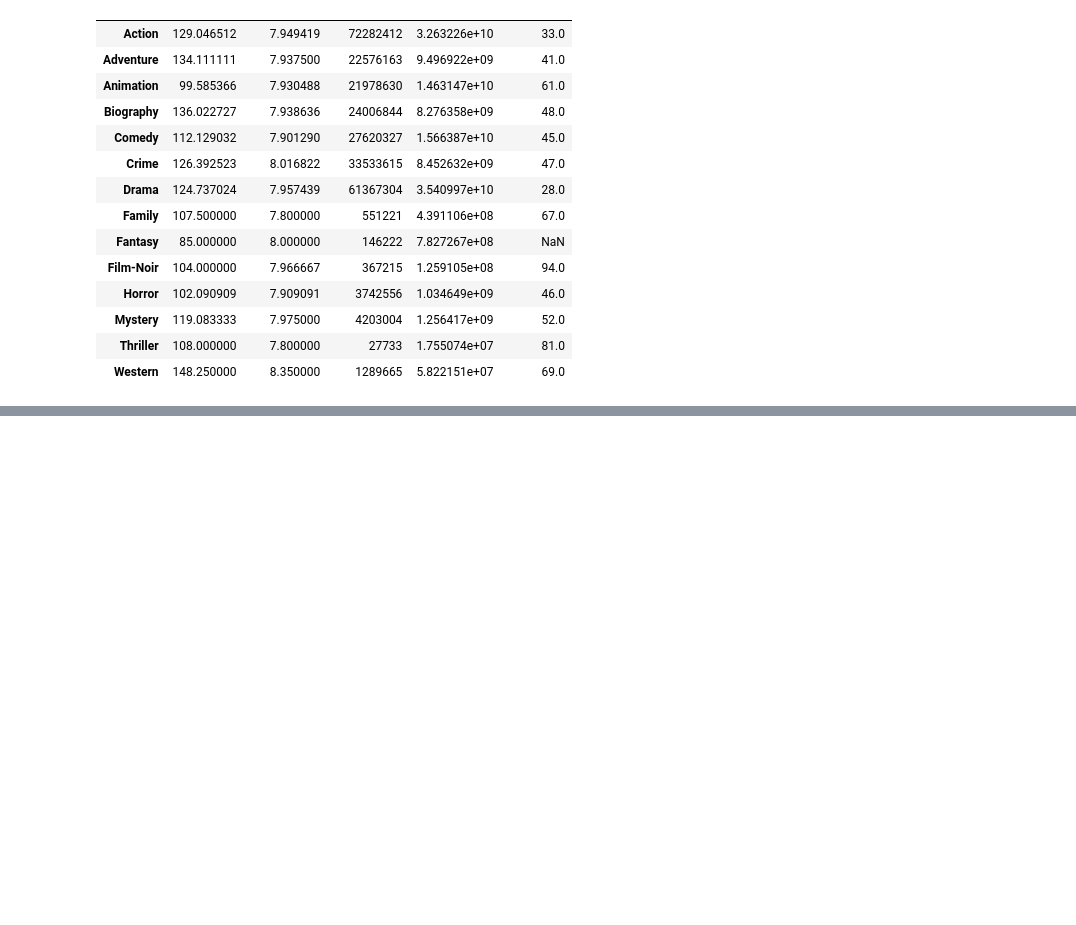
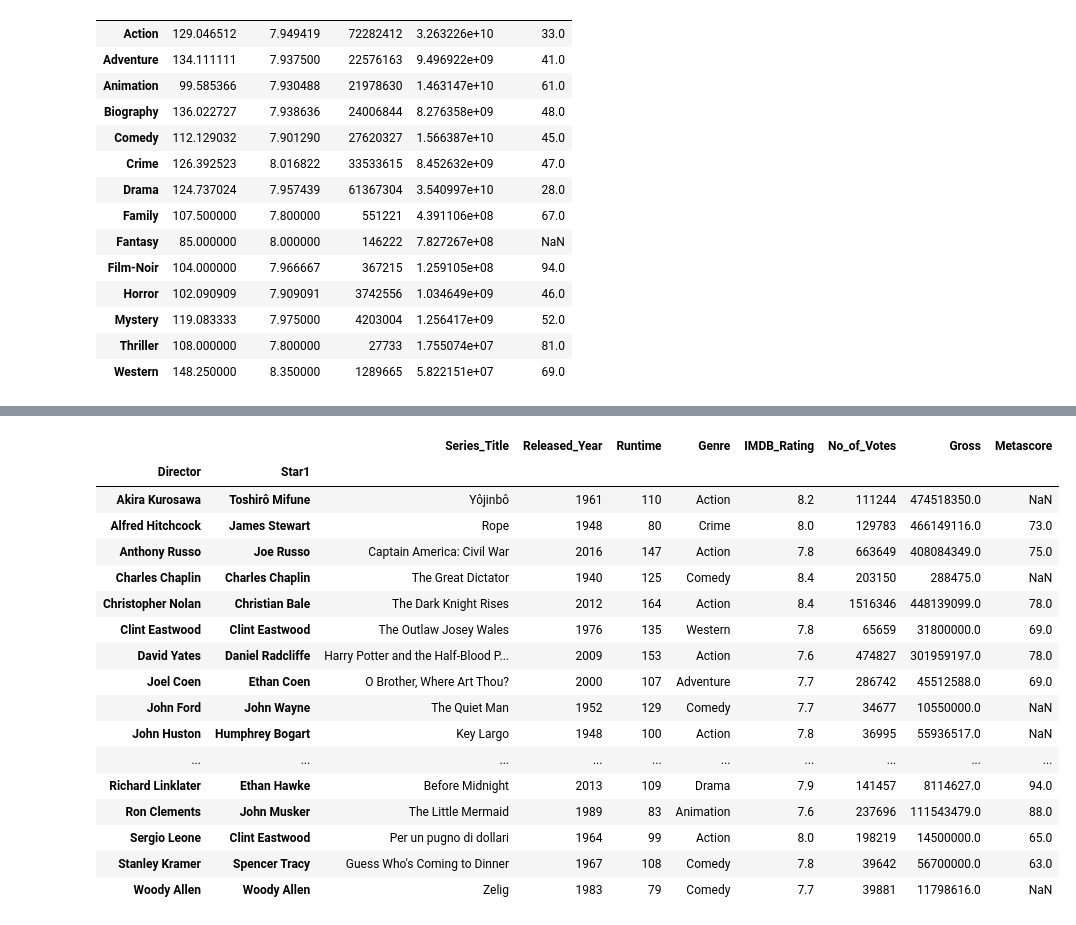
Before and after one commit to Aryan-Kamboj11/Python-Pandas, a Jupyter notebook: Pandas GroupBy.ipynb, the cells around one changed output, grey strips where cells are left out. Saved outputs shown, nothing was run; the diff lists cells and outputs as text; code cells hidden in the pictures; blank space fills up the shorter version.

```diff
--- a/Pandas GroupBy.ipynb
+++ b/Pandas GroupBy.ipynb
@@ -341,0 +559,23 @@ genre.agg({
+# %%
+duo = movies.groupby(['Director','Star1'])
+# %%
+duo.nth(2)
+# %% [output]
+|  |  | Series_Title | Released_Year | Runtime | Genre | IMDB_Rating | No_of_Votes | Gross | Metascore |
+| Director | Star1 |  |  |  |  |  |  |  |  |
+| Akira Kurosawa | Toshirô Mifune | Yôjinbô | 1961 | 110 | Action | 8.2 | 111244 | 474518350.0 | NaN |
+| Alfred Hitchcock | James Stewart | Rope | 1948 | 80 | Crime | 8.0 | 129783 | 466149116.0 | 73.0 |
+| Anthony Russo | Joe Russo | Captain America: Civil War | 2016 | 147 | Action | 7.8 | 663649 | 408084349.0 | 75.0 |
+| Charles Chaplin | Charles Chaplin | The Great Dictator | 1940 | 125 | Comedy | 8.4 | 203150 | 288475.0 | NaN |
+| Christopher Nolan | Christian Bale | The Dark Knight Rises | 2012 | 164 | Action | 8.4 | 1516346 | 448139099.0 | 78.0 |
+| Clint Eastwood | Clint Eastwood | The Outlaw Josey Wales | 1976 | 135 | Western | 7.8 | 65659 | 31800000.0 | 69.0 |
+| David Yates | Daniel Radcliffe | Harry Potter and the Half-Blood P... | 2009 | 153 | Action | 7.6 | 474827 | 301959197.0 | 78.0 |
+| Joel Coen | Ethan Coen | O Brother, Where Art Thou? | 2000 | 107 | Adventure | 7.7 | 286742 | 45512588.0 | 69.0 |
+| John Ford | John Wayne | The Quiet Man | 1952 | 129 | Comedy | 7.7 | 34677 | 10550000.0 | NaN |
+| John Huston | Humphrey Bogart | Key Largo | 1948 | 100 | Action | 7.8 | 36995 | 55936517.0 | NaN |
+| ... | ... | ... | ... | ... | ... | ... | ... | ... | ... |
+| Richard Linklater | Ethan Hawke | Before Midnight | 2013 | 109 | Drama | 7.9 | 141457 | 8114627.0 | 94.0 |
+| Ron Clements | John Musker | The Little Mermaid | 1989 | 83 | Animation | 7.6 | 237696 | 111543479.0 | 88.0 |
+| Sergio Leone | Clint Eastwood | Per un pugno di dollari | 1964 | 99 | Action | 8.0 | 198219 | 14500000.0 | 65.0 |
+| Stanley Kramer | Spencer Tracy | Guess Who's Coming to Dinner | 1967 | 108 | Comedy | 7.8 | 39642 | 56700000.0 | 63.0 |
+| Woody Allen | Woody Allen | Zelig | 1983 | 79 | Comedy | 7.7 | 39881 | 11798616.0 | NaN |
```
Also changed, not shown: parts of 33 cells of this notebook.
